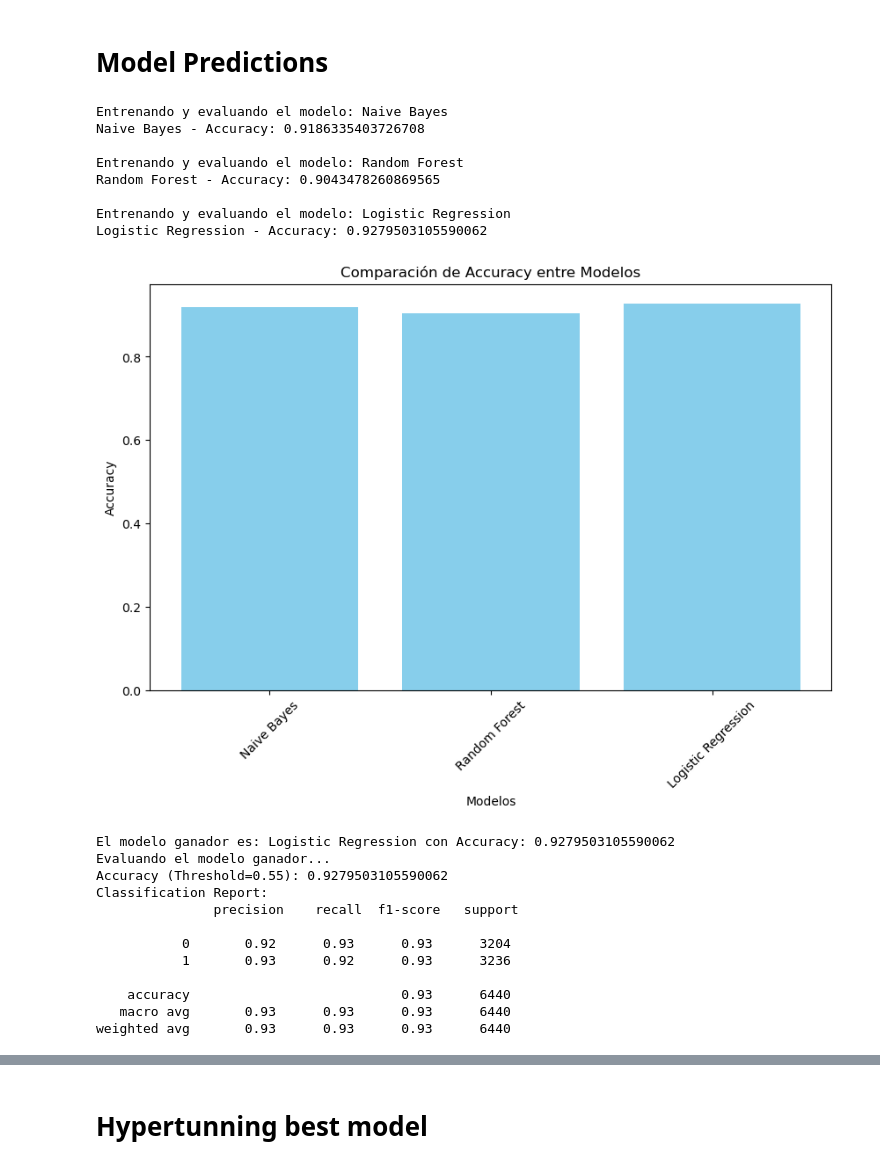
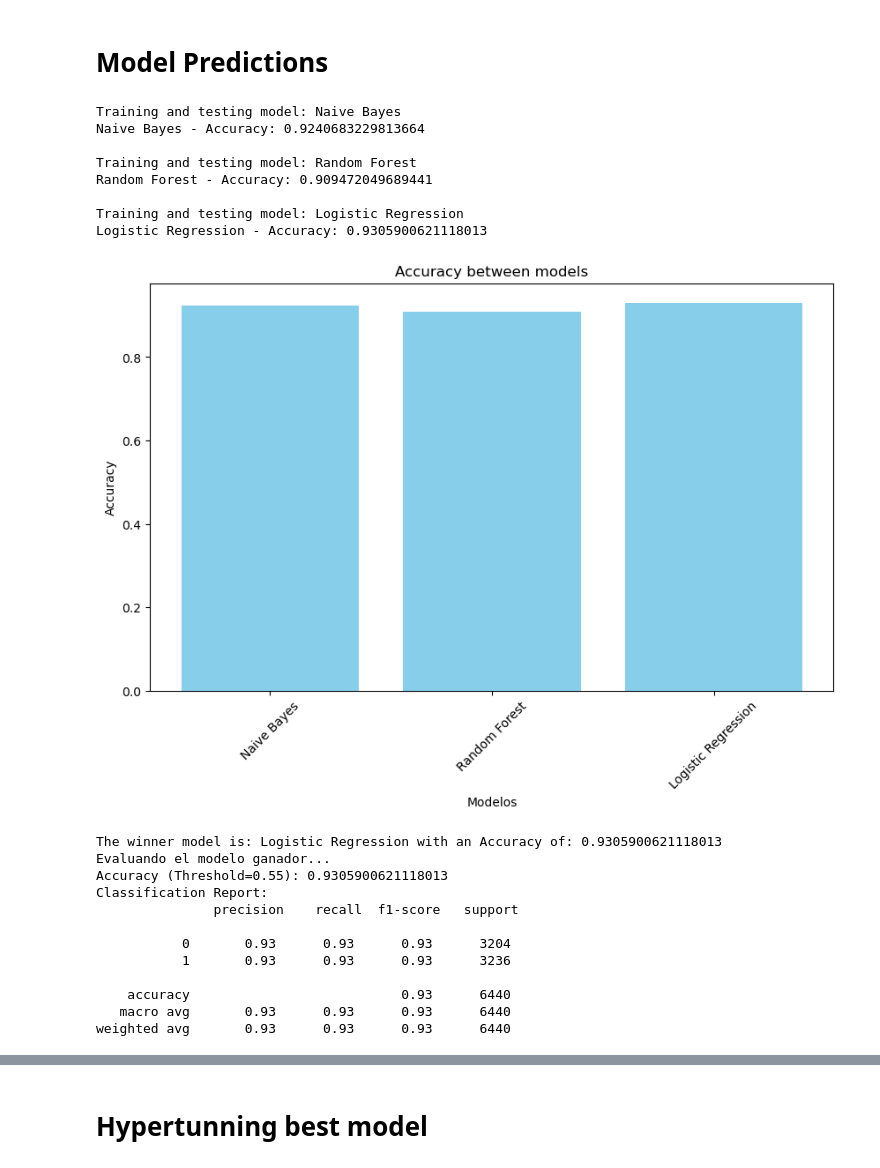
Before and after one commit to migueleven/headline_news_veracity_classifier, a Jupyter notebook: notebooks/2_nlp_classifier.ipynb, the cells around one changed output, grey strips where cells are left out. Drawn from its saved outputs; the diff is of its cells as text; code cells hidden in the pictures.

```diff
--- a/notebooks/2_nlp_classifier.ipynb
+++ b/notebooks/2_nlp_classifier.ipynb
@@ -55,5 +71,5 @@ print("Shape de X_train:", X_train.shape)"""
 from sklearn.feature_extraction.text import TfidfVectorizer
 
 vectorizer = TfidfVectorizer(max_features=5000, stop_words='english', ngram_range=(1, 3))
-X_train = vectorizer.fit_transform(train_data['News'])
-X_test = vectorizer.transform(test_data['News'])
+X_train = vectorizer.fit_transform(train_data['news'])
+X_test = vectorizer.transform(test_data['news'])
@@ -129,7 +218,7 @@ def plot_model_comparisons(results):
     # Crear un gráfico de barras
     plt.figure(figsize=(10, 6))
     plt.bar(accuracies.keys(), accuracies.values(), color='skyblue')
-    plt.title("Comparación de Accuracy entre Modelos")
+    plt.title("Accuracy between models")
     plt.ylabel("Accuracy")
     plt.xlabel("Modelos")
     plt.xticks(rotation=45)
@@ -171,44 +260,44 @@ def evaluate_winner(model, X_test, y_test, threshold=0.5):
     plt.show()
 # %%
 # Obtener y_train e y_test
-y_train = train_data['Veracity']
-y_test = test_data['Veracity']
+y_train = train_data['veracity']
+y_test = test_data['veracity']
 
 # Obtener los modelos
 models = get_models()
 
 # Evaluar los modelos
 results = evaluate_models(models, X_train, y_train, X_test, y_test, threshold=0.55)
 
 # Comparar los resultados
 plot_model_comparisons(results)
 
 # Seleccionar el modelo ganador
 best_model_name = max(results, key=lambda name: results[name]['accuracy'])
 best_model = results[best_model_name]['model']
-print(f"El modelo ganador es: {best_model_name} con Accuracy: {results[best_model_name]['accuracy']}")
+print(f"The winner model is: {best_model_name} with an Accuracy of: {results[best_model_name]['accuracy']}")
 
 # Realizar hyperparameter tuning en el modelo ganador (si aplica)
 # Aquí puedes usar tu GridSearchCV y luego evaluar el mejor modelo con:
 evaluate_winner(best_model, X_test, y_test, threshold=0.55)
 # %% [output]
-Entrenando y evaluando el modelo: Naive Bayes
-Naive Bayes - Accuracy: 0.9186335403726708
+Training and testing model: Naive Bayes
+Naive Bayes - Accuracy: 0.9240683229813664
 
-Entrenando y evaluando el modelo: Random Forest
-Random Forest - Accuracy: 0.9043478260869565
+Training and testing model: Random Forest
+Random Forest - Accuracy: 0.909472049689441
 
-Entrenando y evaluando el modelo: Logistic Regression
-Logistic Regression - Accuracy: 0.9279503105590062
+Training and testing model: Logistic Regression
+Logistic Regression - Accuracy: 0.9305900621118013
-[figure, old version]
+[figure, new version]
-El modelo ganador es: Logistic Regression con Accuracy: 0.9279503105590062
+The winner model is: Logistic Regression with an Accuracy of: 0.9305900621118013
 Evaluando el modelo ganador...
-Accuracy (Threshold=0.55): 0.9279503105590062
+Accuracy (Threshold=0.55): 0.9305900621118013
 Classification Report:
                precision    recall  f1-score   support
 
-           0       0.92      0.93      0.93      3204
-           1       0.93      0.92      0.93      3236
+           0       0.93      0.93      0.93      3204
+           1       0.93      0.93      0.93      3236
 
     accuracy                           0.93      6440
    macro avg       0.93      0.93      0.93      6440
```
Also changed, not shown: parts of 12 cells of this notebook, 5 other files.
